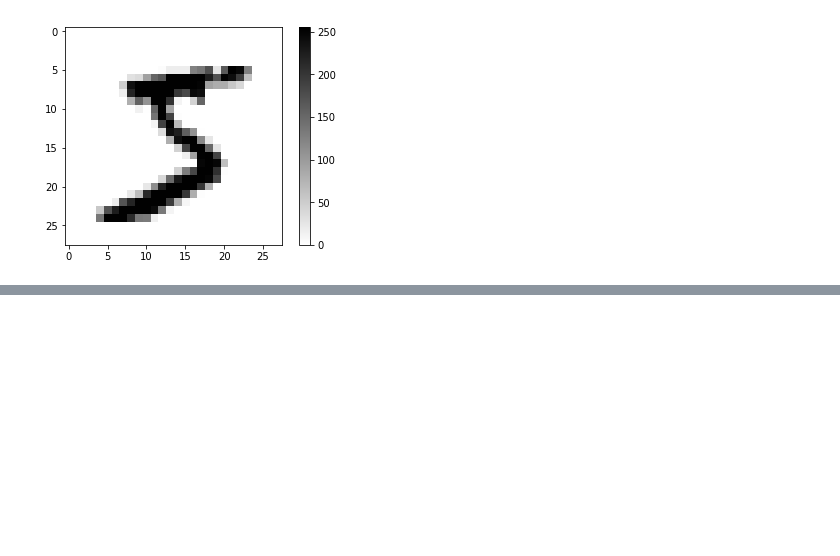
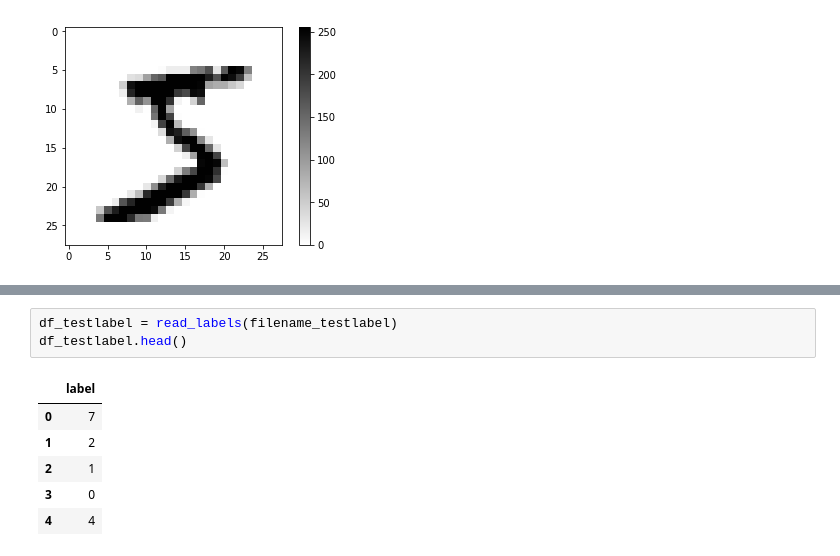
Before and after one commit to topanitanw/digit_recognizer, a Jupyter notebook: parsing_data.ipynb, the cells around one changed output, grey strips where cells are left out. Drawn from its saved outputs; the diff is of its cells as text; blank space fills up the shorter version.

```diff
--- a/parsing_data.ipynb
+++ b/parsing_data.ipynb
@@ -239,0 +264,10 @@ plt.colorbar()
+# %%
+df_testlabel = read_labels(filename_testlabel)
+df_testlabel.head()
+# %% [output]
+|  | label |
+| 0 | 7 |
+| 1 | 2 |
+| 2 | 1 |
+| 3 | 0 |
+| 4 | 4 |
```
Also changed, not shown: parts of 11 cells of this notebook, 9 other files.
